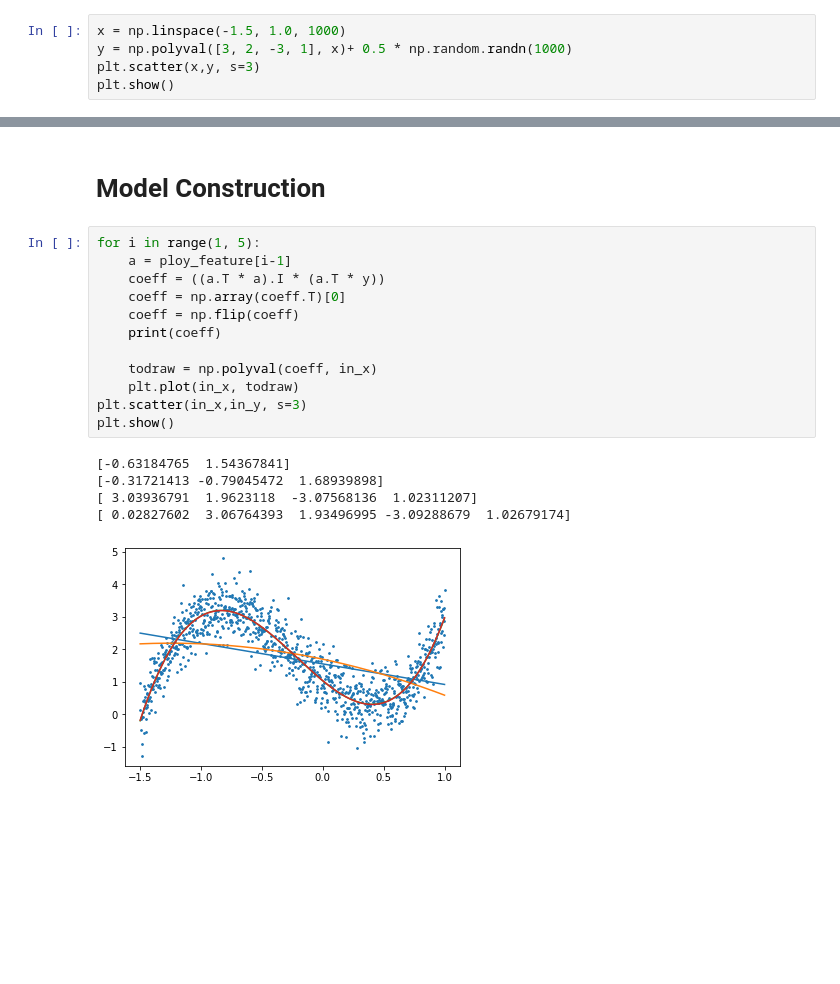
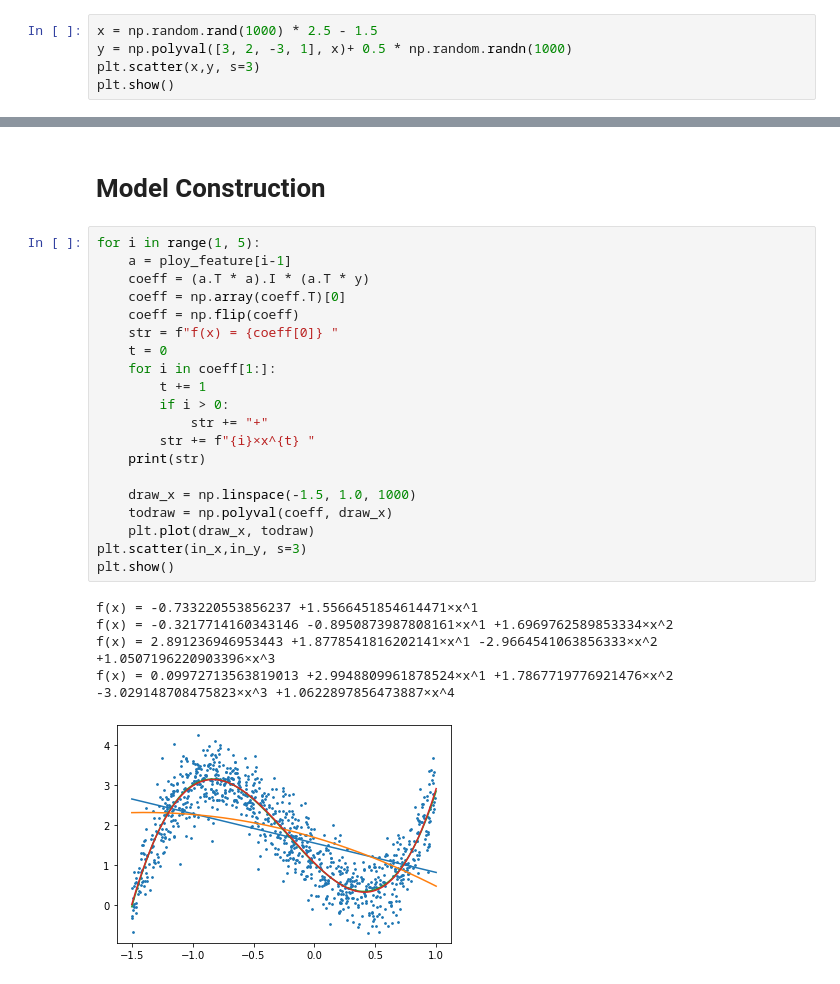
Before and after one commit to banne2266/MachineLearning-NCTU-2021, a Jupyter notebook: HW4/Linear Regression.ipynb, the cells around one changed output, grey strips where cells are left out. Saved outputs shown, nothing was run; the diff lists cells and outputs as text; blank space fills up the shorter version.

```diff
--- a/HW4/Linear Regression.ipynb
+++ b/HW4/Linear Regression.ipynb
@@ -9,7 +9,7 @@ from sklearn.preprocessing import PolynomialFeatures
 # %% [markdown]
 # Data Generation
 # %%
-x = np.linspace(-1.5, 1.0, 1000)
+x = np.random.rand(1000) * 2.5 - 1.5
 y = np.polyval([3, 2, -3, 1], x)+ 0.5 * np.random.randn(1000)
 plt.scatter(x,y, s=3)
 plt.show()
@@ -36,18 +36,26 @@ for i in range(1, 5):
 # %%
 for i in range(1, 5):
     a = ploy_feature[i-1]
-    coeff = ((a.T * a).I * (a.T * y))
+    coeff = (a.T * a).I * (a.T * y)
     coeff = np.array(coeff.T)[0]
     coeff = np.flip(coeff)
-    print(coeff)
+    str = f"f(x) = {coeff[0]} "
+    t = 0
+    for i in coeff[1:]:
+        t += 1
+        if i > 0:
+            str += "+"
+        str += f"{i}×x^{t} "
+    print(str)
 
-    todraw = np.polyval(coeff, in_x)
-    plt.plot(in_x, todraw)
+    draw_x = np.linspace(-1.5, 1.0, 1000)
+    todraw = np.polyval(coeff, draw_x)
+    plt.plot(draw_x, todraw)
 plt.scatter(in_x,in_y, s=3)
 plt.show()
 # %% [output]
-[-0.63184765  1.54367841]
-[-0.31721413 -0.79045472  1.68939898]
-[ 3.03936791  1.9623118  -3.07568136  1.02311207]
-[ 0.02827602  3.06764393  1.93496995 -3.09288679  1.02679174]
+f(x) = -0.733220553856237 +1.5566451854614471×x^1
+f(x) = -0.3217714160343146 -0.8950873987808161×x^1 +1.6969762589853334×x^2
+f(x) = 2.891236946953443 +1.8778541816202141×x^1 -2.9664541063856333×x^2 +1.0507196220903396×x^3
+f(x) = 0.09972713563819013 +2.9948809961878524×x^1 +1.7867719776921476×x^2 -3.029148708475823×x^3 +1.0622897856473887×x^4
-[figure, old version]
+[figure, new version]
```
Also changed, not shown: parts of 1 cell of this notebook, 1 other file.
